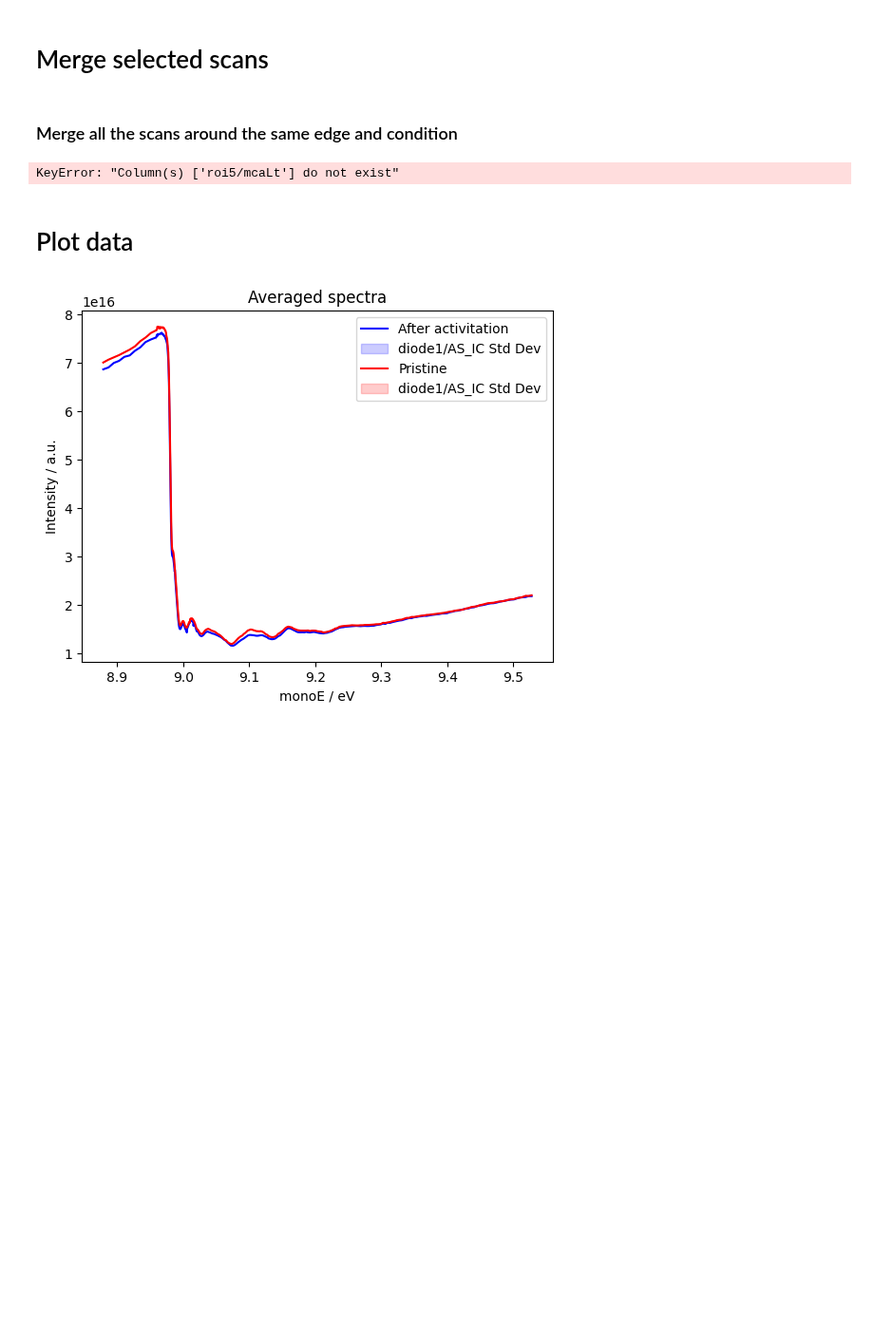
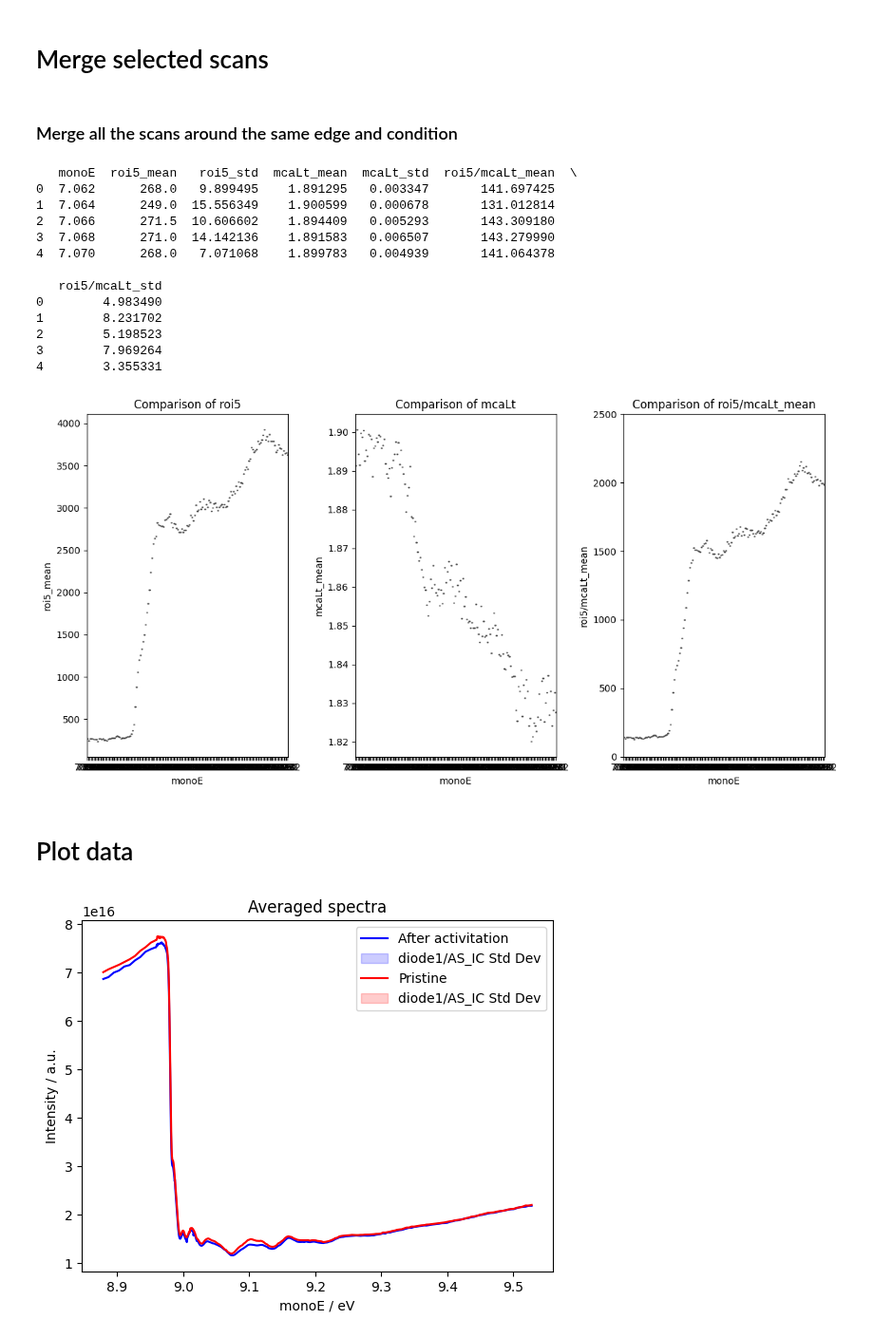
Before and after one commit to raulgarciadiez/myspot_2024_07, a Jupyter notebook: Export_from_Spec.ipynb, the cells around one changed output. Shown at 95% size. Saved outputs shown, nothing was run; the diff lists cells and outputs as text; code cells hidden in the pictures; blank space fills up the shorter version.

```diff
--- a/Export_from_Spec.ipynb
+++ b/Export_from_Spec.ipynb
@@ -73,8 +73,8 @@ scan_files = [os.path.join(folder_path, f"scan_{n}.dat") for n in scan_numbers]
 file_dict = group_files_by_start(scan_files)
 
 # Make sure this function returns exactly two DataFrames
-result_df = process_files(file_dict, var1, var2)
-#result_df = process_files_no_spikes(file_dict, var1, var2)
+#result_df = process_files(file_dict, var1, var2)
+result_df = process_files_no_spikes(file_dict, var1, var2)
 #result_df, combined_data = process_files(file_dict, var1, var2)
 print(result_df.head(5))
 
@@ -88,39 +88,52 @@ plt.figure(figsize=(12, 6))
 # Plot var1
 plt.subplot(1, 3, 1)
 sns.boxplot(x='monoE', y="roi5_mean", data=result_df )
 #sns.boxplot(x='monoE', y="roi5_mean", hue='source', data=result_df )
 plt.title(f'Comparison of {var1}')
 plt.ylabel("roi5_mean")
 
 # Plot var2
 plt.subplot(1, 3, 2)
 sns.boxplot(x='monoE', y="mcaLt_mean", data=result_df )
 #sns.boxplot(x='monoE', y="mcaLt_mean", hue='source', data=result_df )
 plt.title(f'Comparison of {var2}')
 plt.ylabel("mcaLt_mean")
 
 # Plot var3
-#plt.subplot(1, 3, 3)
-#sns.boxplot(x='monoE', y="roi5/mcaLt_mean", data=result_df )
+plt.subplot(1, 3, 3)
+sns.boxplot(x='monoE', y="roi5/mcaLt_mean", data=result_df )
 #sns.boxplot(x='monoE', y="roi5/mcaLt_mean", hue='source', data=result_df )
-#plt.title(f'Comparison of roi5/mcaLt_mean')
-#plt.ylabel("roi5/mcaLt_mean")
-
+plt.title(f'Comparison of roi5/mcaLt_mean')
+plt.ylabel("roi5/mcaLt_mean")
+plt.ylim(0,2500)
 plt.tight_layout()
 plt.show()
 
 #folder_path = sample_folder_path + "/" + state_folder_path + "/"
 #scan_numbers = list(range(first_scan, last_scan + 1))
 ##scan_numbers =[16,17,18,19,20, 22,23]
 #scan_files = [os.path.join(folder_path, f"scan_{n}.dat") for n in scan_numbers]
 
 #file_dict = group_files_by_start(scan_files)
 #result_df = process_files(file_dict, var1, var2)
 
 #filename_df = f"Data_{suffix}_merged_scans_{scan_numbers[0]}_{scan_numbers[-1]}.csv"
 #result_df.to_csv(folder_path + filename_df, index=False)
 # %% [output]
-KeyError: "Column(s) ['roi5/mcaLt'] do not exist"
+   monoE  roi5_mean   roi5_std  mcaLt_mean  mcaLt_std  roi5/mcaLt_mean  \
+0  7.062      268.0   9.899495    1.891295   0.003347       141.697425
+1  7.064      249.0  15.556349    1.900599   0.000678       131.012814
+2  7.066      271.5  10.606602    1.894409   0.005293       143.309180
+3  7.068      271.0  14.142136    1.891583   0.006507       143.279990
+4  7.070      268.0   7.071068    1.899783   0.004939       141.064378
+
+   roi5/mcaLt_std
+0        4.983490
+1        8.231702
+2        5.198523
+3        7.969264
+4        3.355331
+[figure, added]
 # %% [markdown]
 # Plot data
 # %%
```
Also changed, not shown: 2 other files.
